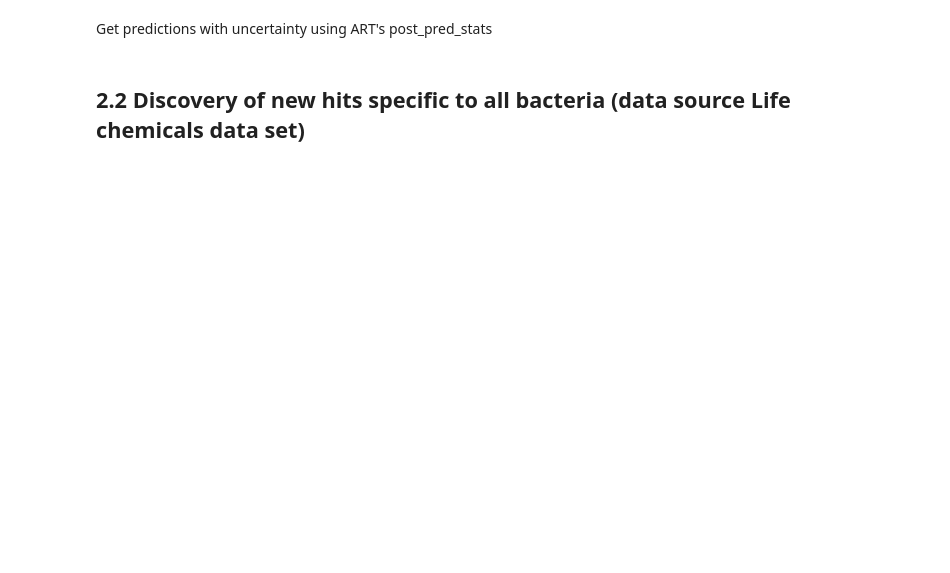
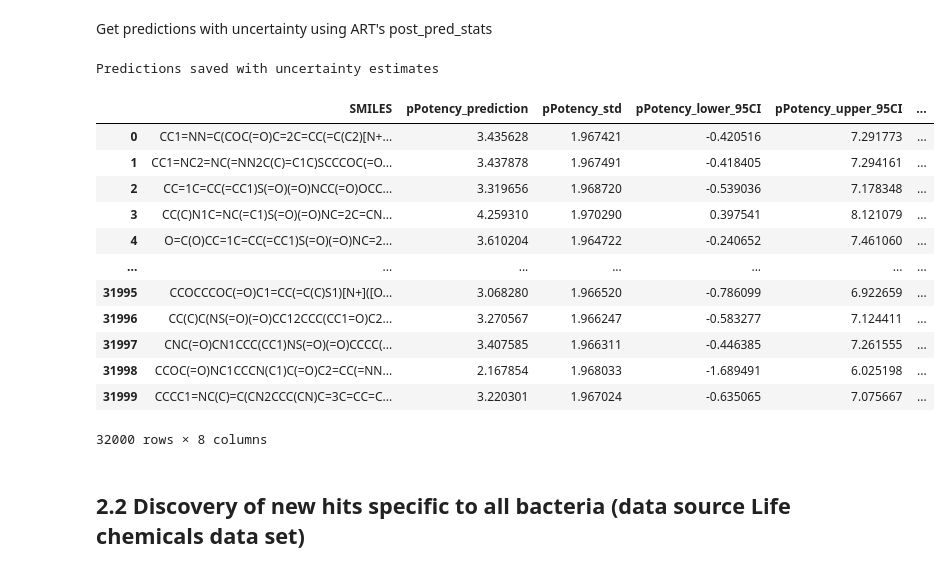
Before and after one commit to soumyadeepghosh35/DTRA_ART, a Jupyter notebook: DTRA_project_notebooks/Step5_ART_BacillusAnthracis.ipynb, the cells around one changed output. Drawn from its saved outputs; the diff is of its cells as text; code cells hidden in the pictures; blank space fills up the shorter version.

```diff
--- a/DTRA_project_notebooks/Step5_ART_BacillusAnthracis.ipynb
+++ b/DTRA_project_notebooks/Step5_ART_BacillusAnthracis.ipynb
@@ -166,32 +278,47 @@ Get predictions with uncertainty using ART's post_pred_stats
 # %%
 # Pass X1_lib (features)
 mean, std = art.post_pred_stats(smi_lib_EnamineDatasets_wMACAW)
 
 # Now use these for your results
-EnamineAntiviralsData_predicted = BacillusAnthracis_EnamineDatasets_wMACAW[['SMILES']].copy()
-EnamineAntiviralsData_predicted['pPotency_prediction'] = mean
-EnamineAntiviralsData_predicted['pPotency_std'] = std
+EnamineAntiBioticData_predicted = BacillusAnthracis_EnamineDatasets_wMACAW[['SMILES']].copy()
+EnamineAntiBioticData_predicted['pPotency_prediction'] = mean
+EnamineAntiBioticData_predicted['pPotency_std'] = std
 
 # Calculate 95% Confidence Intervals
-EnamineAntiviralsData_predicted['pPotency_lower_95CI'] = mean - 1.96 * std
-EnamineAntiviralsData_predicted['pPotency_upper_95CI'] = mean + 1.96 * std
+EnamineAntiBioticData_predicted['pPotency_lower_95CI'] = mean - 1.96 * std
+EnamineAntiBioticData_predicted['pPotency_upper_95CI'] = mean + 1.96 * std
 
 # Convert to IC50
-EnamineAntiviralsData_predicted['IC50(M)_prediction'] = 10 ** (-mean)
-EnamineAntiviralsData_predicted['IC50(M)_lower_95CI'] = 10 ** (-EnamineAntiviralsData_predicted['pPotency_upper_95CI'])
-EnamineAntiviralsData_predicted['IC50(M)_upper_95CI'] = 10 ** (-EnamineAntiviralsData_predicted['pPotency_lower_95CI'])
+EnamineAntiBioticData_predicted['IC50(M)_prediction'] = 10 ** (-mean)
+EnamineAntiBioticData_predicted['IC50(M)_lower_95CI'] = 10 ** (-EnamineAntiBioticData_predicted['pPotency_upper_95CI'])
+EnamineAntiBioticData_predicted['IC50(M)_upper_95CI'] = 10 ** (-EnamineAntiBioticData_predicted['pPotency_lower_95CI'])
 
 # Select and save results
-EnamineAntiviralsData_predicted = EnamineAntiviralsData_predicted.filter(
+EnamineAntiBioticData_predicted = EnamineAntiBioticData_predicted.filter(
     items=["SMILES", "pPotency_prediction", "pPotency_std",
            "pPotency_lower_95CI", "pPotency_upper_95CI",
            "IC50(M)_prediction", "IC50(M)_lower_95CI", "IC50(M)_upper_95CI"]
 )
 
-EnamineAntiviralsData_predicted.to_csv(os.path.join(saveDir + "BacillusAnthracis_wART_EnamineDataset_predicted_all.csv"), index=False)
-EnamineAntiviralsData_predicted[['SMILES']].to_csv(os.path.join(saveDir + "BacillusAnthracis_wART_EnamineDataset_predicted_all_SMILES.csv"), index=False)
+EnamineAntiBioticData_predicted.to_csv(os.path.join(saveDir + "BacillusAnthracis_wART_EnamineDataset_predicted_all.csv"), index=False)
+EnamineAntiBioticData_predicted[['SMILES']].to_csv(os.path.join(saveDir + "BacillusAnthracis_wART_EnamineDataset_predicted_all_SMILES.csv"), index=False)
 print(f"Predictions saved with uncertainty estimates")
-EnamineAntiviralsData_predicted
+EnamineAntiBioticData_predicted
+# %% [output]
+Predictions saved with uncertainty estimates
+|  | SMILES | pPotency_prediction | pPotency_std | pPotency_lower_95CI | pPotency_upper_95CI | ... |
+| 0 | CC1=NN=C(COC(=O)C=2C=CC(=C(C2)[N+... | 3.435628 | 1.967421 | -0.420516 | 7.291773 | ... |
+| 1 | CC1=NC2=NC(=NN2C(C)=C1C)SCCCOC(=O... | 3.437878 | 1.967491 | -0.418405 | 7.294161 | ... |
+| 2 | CC=1C=CC(=CC1)S(=O)(=O)NCC(=O)OCC... | 3.319656 | 1.968720 | -0.539036 | 7.178348 | ... |
+| 3 | CC(C)N1C=NC(=C1)S(=O)(=O)NC=2C=CN... | 4.259310 | 1.970290 | 0.397541 | 8.121079 | ... |
+| 4 | O=C(O)CC=1C=CC(=CC1)S(=O)(=O)NC=2... | 3.610204 | 1.964722 | -0.240652 | 7.461060 | ... |
+| ... | ... | ... | ... | ... | ... | ... |
+| 31995 | CCOCCCOC(=O)C1=CC(=C(C)S1)[N+]([O... | 3.068280 | 1.966520 | -0.786099 | 6.922659 | ... |
+| 31996 | CC(C)C(NS(=O)(=O)CC12CCC(CC1=O)C2... | 3.270567 | 1.966247 | -0.583277 | 7.124411 | ... |
+| 31997 | CNC(=O)CN1CCC(CC1)NS(=O)(=O)CCCC(... | 3.407585 | 1.966311 | -0.446385 | 7.261555 | ... |
+| 31998 | CCOC(=O)NC1CCCN(C1)C(=O)C2=CC(=NN... | 2.167854 | 1.968033 | -1.689491 | 6.025198 | ... |
+| 31999 | CCCC1=NC(C)=C(CN2CCC(CN)C=3C=CC=C... | 3.220301 | 1.967024 | -0.635065 | 7.075667 | ... |
+32000 rows × 8 columns
 # %% [markdown]
 ## 2.2 Discovery of new hits specific to all bacteria (data source Life chemicals data set)
 # %% [markdown]
```
Also changed, not shown: parts of 22 cells of this notebook.
